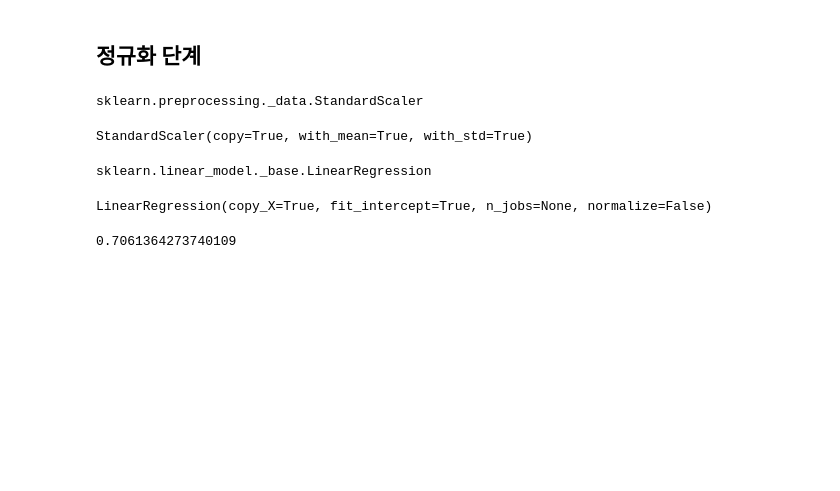
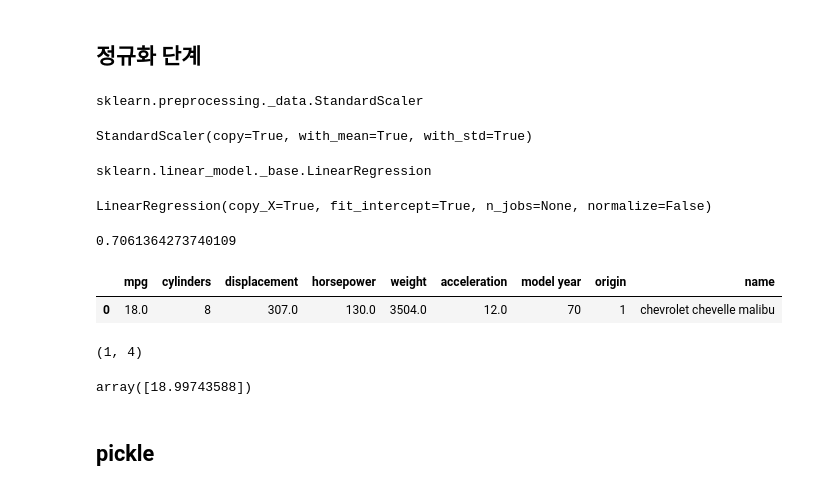
Before and after one commit to kaya1436/ky_visuallization, a Jupyter notebook: autompg_linearregression.ipynb, the cells around one changed output. Cells and saved outputs as stored; diff of their text form; code cells hidden in the pictures; blank space fills up the shorter version.

```diff
--- a/autompg_linearregression.ipynb
+++ b/autompg_linearregression.ipynb
@@ -238,6 +238,22 @@ LinearRegression(copy_X=True, fit_intercept=True, n_jobs=None, normalize=False)
 lr.score(X,Y)
 # %% [output]
 0.7061364273740109
+# %%
+df.head(1)
+# %% [output]
+|  | mpg | cylinders | displacement | horsepower | weight | acceleration | model year | origin | name |
+| 0 | 18.0 | 8 | 307.0 | 130.0 | 3504.0 | 12.0 | 70 | 1 | chevrolet chevelle malibu |
+# %%
+x_cusmter = scaler.transform([[307.0,130.0,3504.0,12.0]])
+x_cusmter.shape
+# %% [output]
+(1, 4)
+# %%
+lr.predict(x_cusmter)
+# %% [output]
+array([18.99743588])
+# %% [markdown]
+## pickle
 # %%
 import pickle
 pickle.dump(lr, open('./autompg_lr.pkl', 'wb'))
```
Also changed, not shown: parts of 3 cells of this notebook.
